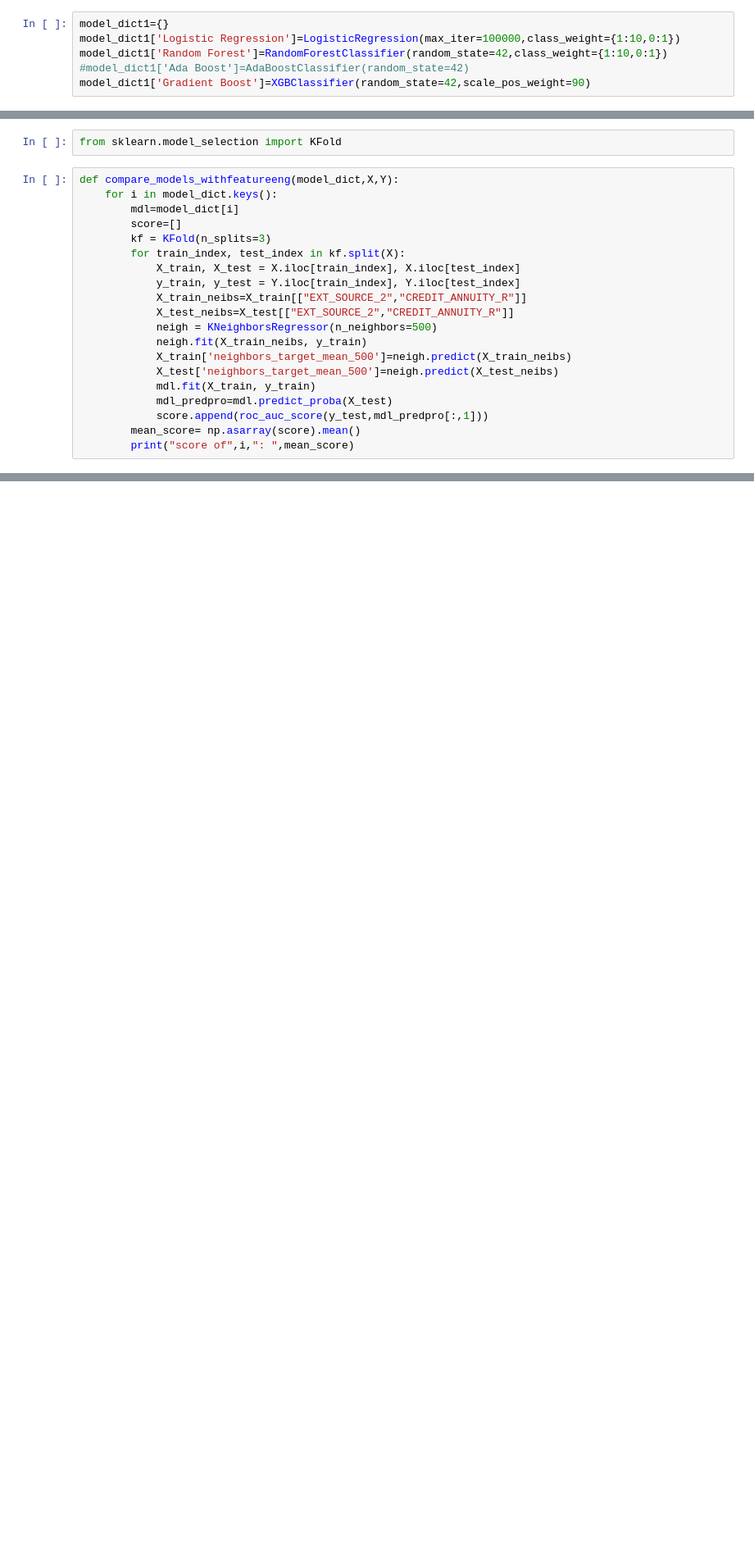
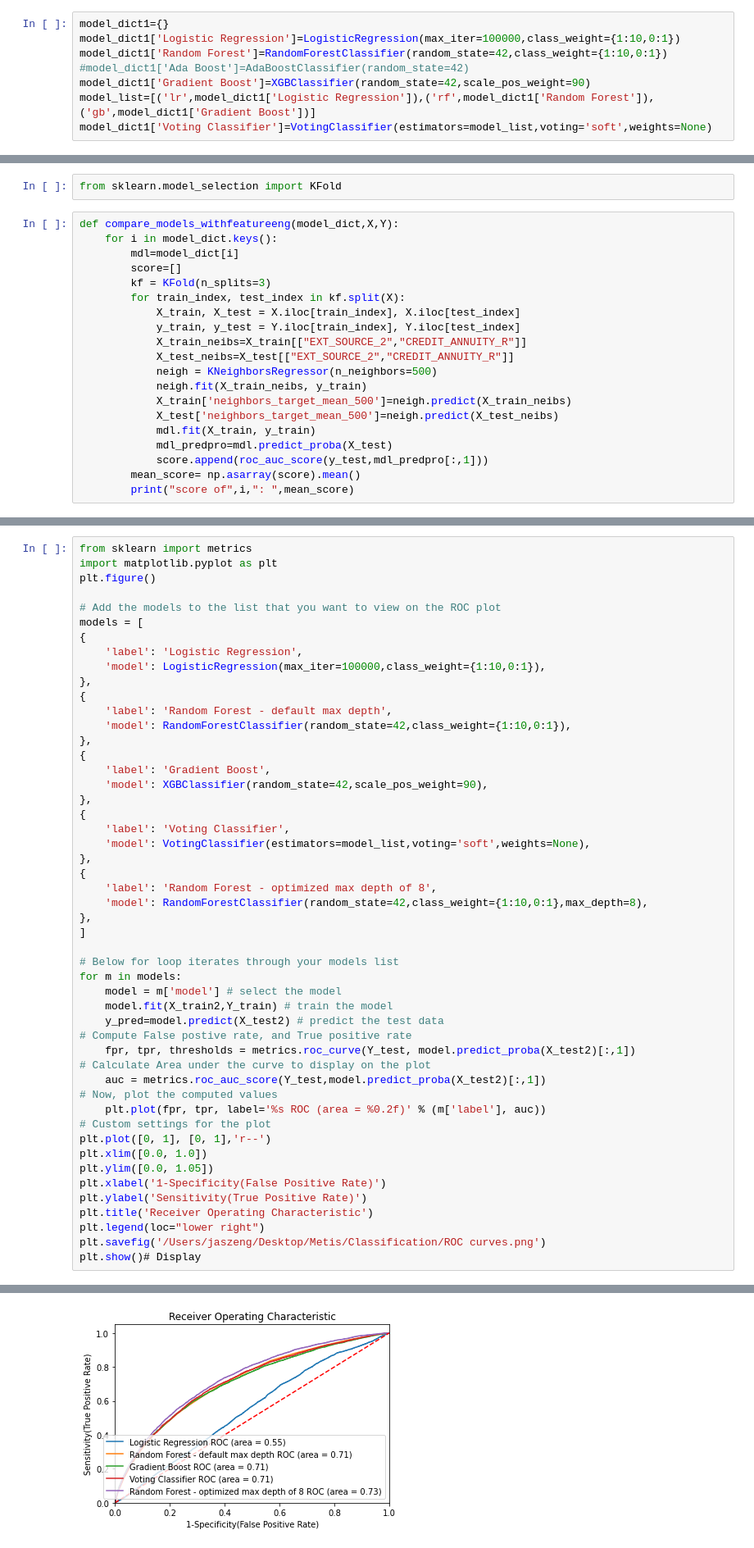
Before and after one commit to JasZeng/Home-Credit-Loan-Default-Rate-Prediction, a Jupyter notebook: HomeCredit_Project.ipynb, the cells around one changed output, grey strips where cells are left out. Shown at 82% size. Cells and saved outputs as stored; diff of their text form; blank space fills up the shorter version.

```diff
--- a/HomeCredit_Project.ipynb
+++ b/HomeCredit_Project.ipynb
@@ -668,6 +605,8 @@ model_dict1['Logistic Regression']=LogisticRegression(max_iter=100000,class_weig
 model_dict1['Random Forest']=RandomForestClassifier(random_state=42,class_weight={1:10,0:1})
 #model_dict1['Ada Boost']=AdaBoostClassifier(random_state=42)
 model_dict1['Gradient Boost']=XGBClassifier(random_state=42,scale_pos_weight=90)
+model_list=[('lr',model_dict1['Logistic Regression']),('rf',model_dict1['Random Forest']),('gb',model_dict1['Gradient Boost'])]
+model_dict1['Voting Classifier']=VotingClassifier(estimators=model_list,voting='soft',weights=None)
 # %%
 print(model_dict1)
 # %% [output]
@@ -870,0 +1054,51 @@ score of Gradient Boost :  0.6868641857517663
+# %%
+from sklearn import metrics
+import matplotlib.pyplot as plt
+plt.figure()
+
+# Add the models to the list that you want to view on the ROC plot
+models = [
+{
+    'label': 'Logistic Regression',
+    'model': LogisticRegression(max_iter=100000,class_weight={1:10,0:1}),
+},
+{
+    'label': 'Random Forest - default max depth',
+    'model': RandomForestClassifier(random_state=42,class_weight={1:10,0:1}),
+},
+{
+    'label': 'Gradient Boost',
+    'model': XGBClassifier(random_state=42,scale_pos_weight=90),
+},
+{
+    'label': 'Voting Classifier',
+    'model': VotingClassifier(estimators=model_list,voting='soft',weights=None),
+},
+{
+    'label': 'Random Forest - optimized max depth of 8',
+    'model': RandomForestClassifier(random_state=42,class_weight={1:10,0:1},max_depth=8),
+},
+]
+
+# Below for loop iterates through your models list
+for m in models:
+    model = m['model'] # select the model
+    model.fit(X_train2,Y_train) # train the model
+    y_pred=model.predict(X_test2) # predict the test data
+# Compute False postive rate, and True positive rate
+    fpr, tpr, thresholds = metrics.roc_curve(Y_test, model.predict_proba(X_test2)[:,1])
+# Calculate Area under the curve to display on the plot
+    auc = metrics.roc_auc_score(Y_test,model.predict_proba(X_test2)[:,1])
+# Now, plot the computed values
+    plt.plot(fpr, tpr, label='%s ROC (area = %0.2f)' % (m['label'], auc))
+# Custom settings for the plot
+plt.plot([0, 1], [0, 1],'r--')
+plt.xlim([0.0, 1.0])
+plt.ylim([0.0, 1.05])
+plt.xlabel('1-Specificity(False Positive Rate)')
+plt.ylabel('Sensitivity(True Positive Rate)')
+plt.title('Receiver Operating Characteristic')
+plt.legend(loc="lower right")
+plt.savefig('/Users/jaszeng/Desktop/Metis/Classification/ROC curves.png')
+plt.show()# Display
+# %% [output]
@@ -870,0 +1107 @@ score of Gradient Boost :  0.6868641857517663
+[figure, added]
```
Also changed, not shown: parts of 45 cells of this notebook.
